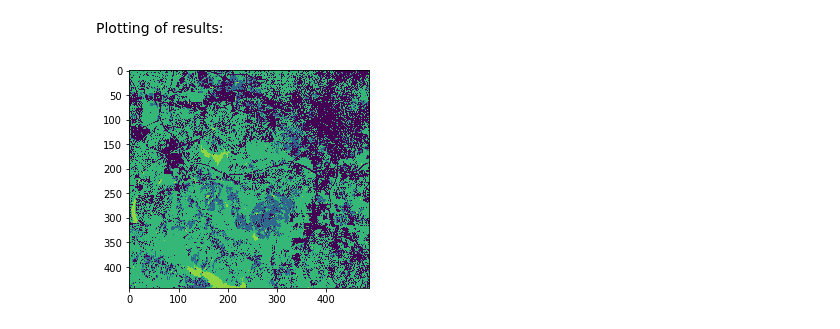
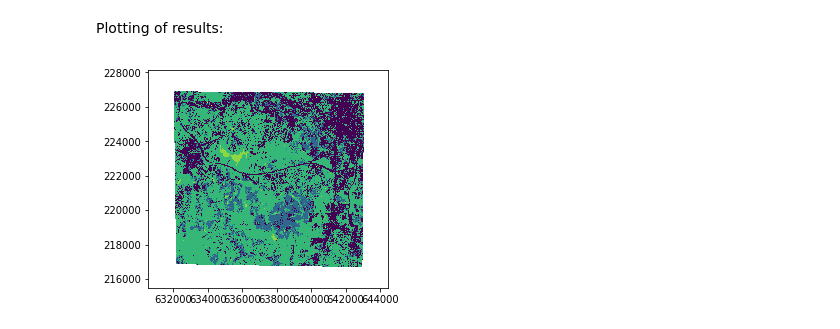
Before and after one commit to stevenpawley/Pyspatialml, a Jupyter notebook: pyspatialml/Examples/Example.ipynb, the cells around one changed output. Saved outputs shown, nothing was run; the diff lists cells and outputs as text; code cells hidden in the pictures.

```diff
--- a/pyspatialml/Examples/Example.ipynb
+++ b/pyspatialml/Examples/Example.ipynb
@@ -55,7 +54,7 @@ src.close()
 Extracting training data from locations of geopandas array:
 # %%
 # extract using pyspatialml
-X, y, xy = extract(dataset=vrt_file, response=training_gpd, field='id')
+X, y, xy = extract(dataset=src, response=training_gpd, field='id')
 # %% [markdown]
 Get valid entries only to pass to the classifier
 # %%
@@ -77,12 +76,11 @@ scores['test_accuracy'].mean()
 # %% [markdown]
 Prediction on raster vrt file:
 # %%
-result = predict(estimator=clf, dataset=vrt_file, file_path='classification.tif')
+result = predict(estimator=clf, dataset=src, file_path='classification.tif')
 # %% [markdown]
 Plotting of results:
 # %%
-result = rasterio.open('classification.tif')
 rasterio.plot.show(result)
 result.close()
 # %% [output]
-[figure, old version]
+[figure, new version]
```
Also changed, not shown: parts of 2 cells of this notebook.
